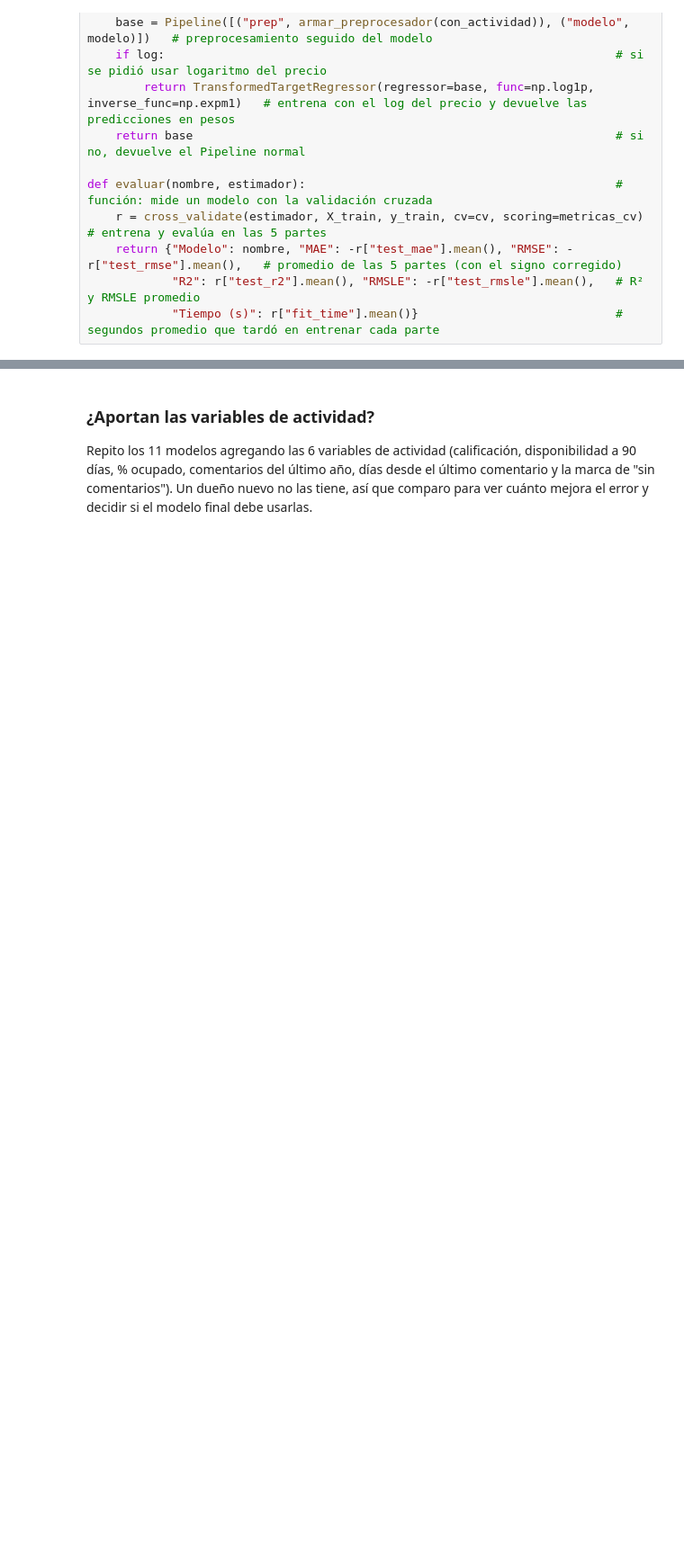
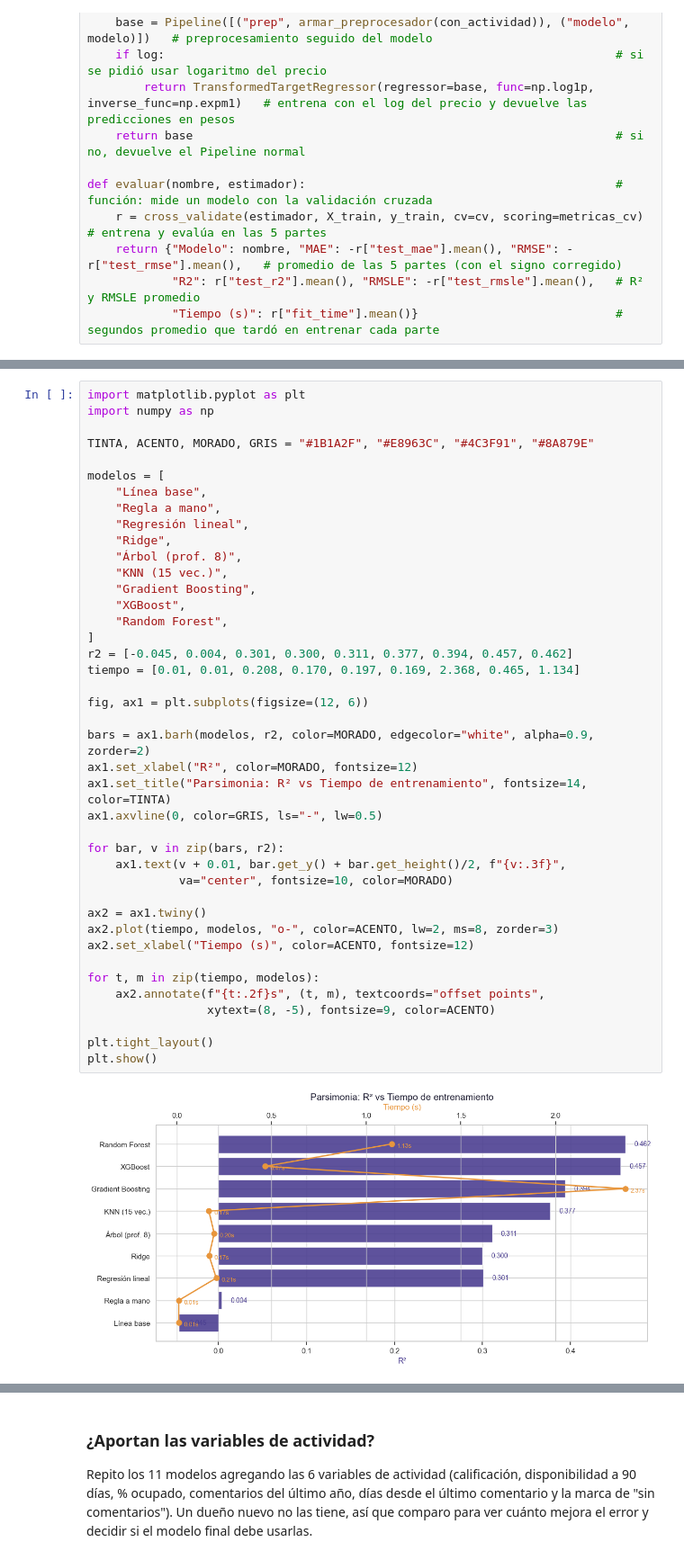
Before and after one commit to AndresMoreiraF/proyecto-airbnb, a Jupyter notebook: notebooks/exploracion.ipynb, the cells around one changed output, grey strips where cells are left out. Shown at 90% size. Saved outputs shown, nothing was run; the diff lists cells and outputs as text; blank space fills up the shorter version.

```diff
--- a/notebooks/exploracion.ipynb
+++ b/notebooks/exploracion.ipynb
@@ -1087,0 +1080,43 @@ XGBoost listo
+# %%
+import matplotlib.pyplot as plt
+import numpy as np
+
+TINTA, ACENTO, MORADO, GRIS = "#1B1A2F", "#E8963C", "#4C3F91", "#8A879E"
+
+modelos = [
+    "Línea base",
+    "Regla a mano",
+    "Regresión lineal",
+    "Ridge",
+    "Árbol (prof. 8)",
+    "KNN (15 vec.)",
+    "Gradient Boosting",
+    "XGBoost",
+    "Random Forest",
+]
+r2 = [-0.045, 0.004, 0.301, 0.300, 0.311, 0.377, 0.394, 0.457, 0.462]
+tiempo = [0.01, 0.01, 0.208, 0.170, 0.197, 0.169, 2.368, 0.465, 1.134]
+
+fig, ax1 = plt.subplots(figsize=(12, 6))
+
+bars = ax1.barh(modelos, r2, color=MORADO, edgecolor="white", alpha=0.9, zorder=2)
+ax1.set_xlabel("R²", color=MORADO, fontsize=12)
+ax1.set_title("Parsimonia: R² vs Tiempo de entrenamiento", fontsize=14, color=TINTA)
+ax1.axvline(0, color=GRIS, ls="-", lw=0.5)
+
+for bar, v in zip(bars, r2):
+    ax1.text(v + 0.01, bar.get_y() + bar.get_height()/2, f"{v:.3f}",
+             va="center", fontsize=10, color=MORADO)
+
+ax2 = ax1.twiny()
+ax2.plot(tiempo, modelos, "o-", color=ACENTO, lw=2, ms=8, zorder=3)
+ax2.set_xlabel("Tiempo (s)", color=ACENTO, fontsize=12)
+
+for t, m in zip(tiempo, modelos):
+    ax2.annotate(f"{t:.2f}s", (t, m), textcoords="offset points",
+                 xytext=(8, -5), fontsize=9, color=ACENTO)
+
+plt.tight_layout()
+plt.show()
+# %% [output]
+[figure, added]
```
Also changed, not shown: parts of 27 cells of this notebook, 7 other files.
